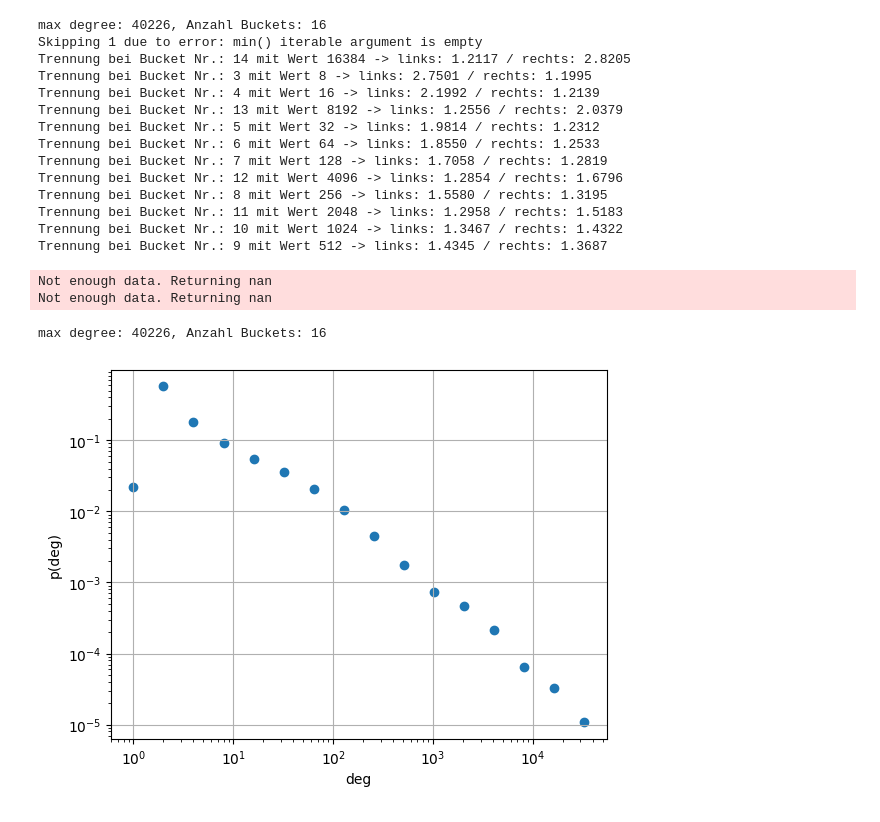
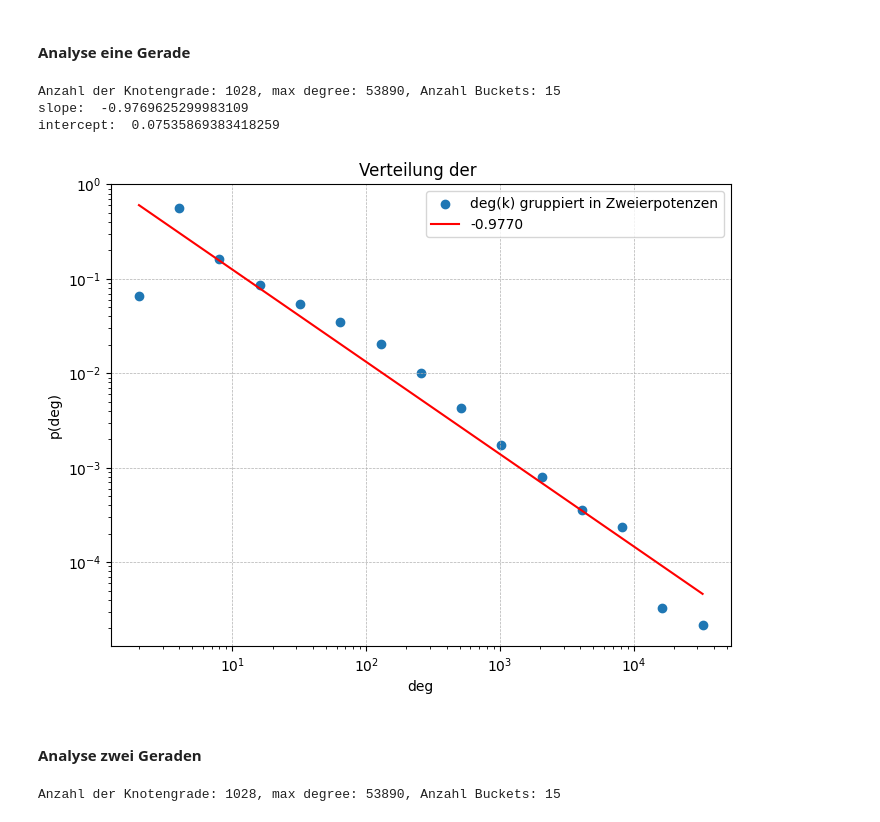
Before and after one commit to Amerek200/63055KomplexeNetze, a Jupyter notebook: data_analysis/regiment_plot.ipynb, the cells around one changed output. Cells and saved outputs as stored; diff of their text form; code cells hidden in the pictures.

Commit message:
merge regiment_plot aus mitMannAnalyse2 Branch

```diff
--- a/data_analysis/regiment_plot.ipynb
+++ b/data_analysis/regiment_plot.ipynb
@@ -80,4 +255,4 @@ def grouped_deg_prob_scatter_plot(grouped_dict):
 with open("../data/input/ALL_ALLmitMann_de.txt") as f:
     text = " ".join(f.readlines())
 tokens = file_preprocesser.prepare_text_with_libraries(text, remove_stopwords=False, language="de")
-G = file_preprocesser.convert_preprocessed_tokens_to_graph(tokens, neighbour_distance=1)
+G = file_preprocesser.convert_preprocessed_tokens_to_graph(tokens, neighbour_distance=2)
@@ -111,27 +259,25 @@ Not enough data. Returning nan
-# %%
-regiment_candidates = find_word_regiment_candidates_grouped(deg_prob_dict, start=1, max_diff=10)
-for split_at, vals in regiment_candidates.items():
-    print(str.format("Trennung bei Bucket Nr.: {0} mit Wert {1} -> links: {2:.4f} / rechts: {3:.4f}",
-                     split_at, 2**split_at, vals["left"], vals["right"]))
-# %% [output]
-max degree: 40226, Anzahl Buckets: 16
-Skipping 1 due to error: min() iterable argument is empty
-Trennung bei Bucket Nr.: 14 mit Wert 16384 -> links: 1.2117 / rechts: 2.8205
-Trennung bei Bucket Nr.: 3 mit Wert 8 -> links: 2.7501 / rechts: 1.1995
-Trennung bei Bucket Nr.: 4 mit Wert 16 -> links: 2.1992 / rechts: 1.2139
-Trennung bei Bucket Nr.: 13 mit Wert 8192 -> links: 1.2556 / rechts: 2.0379
-Trennung bei Bucket Nr.: 5 mit Wert 32 -> links: 1.9814 / rechts: 1.2312
-Trennung bei Bucket Nr.: 6 mit Wert 64 -> links: 1.8550 / rechts: 1.2533
-Trennung bei Bucket Nr.: 7 mit Wert 128 -> links: 1.7058 / rechts: 1.2819
-Trennung bei Bucket Nr.: 12 mit Wert 4096 -> links: 1.2854 / rechts: 1.6796
-Trennung bei Bucket Nr.: 8 mit Wert 256 -> links: 1.5580 / rechts: 1.3195
-Trennung bei Bucket Nr.: 11 mit Wert 2048 -> links: 1.2958 / rechts: 1.5183
-Trennung bei Bucket Nr.: 10 mit Wert 1024 -> links: 1.3467 / rechts: 1.4322
-Trennung bei Bucket Nr.: 9 mit Wert 512 -> links: 1.4345 / rechts: 1.3687
-Not enough data. Returning nan
-Not enough data. Returning nan
-# %%
-grouped_deg_prob_scatter_plot(group_by_power_of_two(get_deg_probability_dict(G)))
-# %% [output]
-max degree: 40226, Anzahl Buckets: 16
-[figure, removed]
+# %% [markdown]
+#### Analyse eine Gerade
+# %%
+deg_prob_dict = get_deg_probability_dict(G)
+deg_prob_dict.pop(1) #remove 1 as its an outlier
+grouped_dict = group_by_power_of_two(deg_prob_dict, group_method="lower")
+lin_reg_results = lin_reg_on_grouped_deg_prob_dict(grouped_dict)
+print("slope: ", lin_reg_results.slope)
+print("intercept: ", lin_reg_results.intercept)
+# %% [output]
+Anzahl der Knotengrade: 1028, max degree: 53890, Anzahl Buckets: 15
+slope:  -0.9769625299983109
+intercept:  0.07535869383418259
+# %%
+plot_grouped_single_regiment(grouped_dict, lin_reg_results.slope, lin_reg_results.intercept)
+# %% [output]
+[figure, added]
+# %% [markdown]
+#### Analyse zwei Geraden
+# %%
+deg_prob_dict = get_deg_probability_dict(G)
+deg_prob_dict.pop(1)
+candidates = find_regiment_candidates_linreg(deg_prob_dict, start=4, stop=13 , group_method="lower", max_diff=10)
+# %% [output]
+Anzahl der Knotengrade: 1028, max degree: 53890, Anzahl Buckets: 15
```
Also changed, not shown: parts of 18 cells of this notebook.
